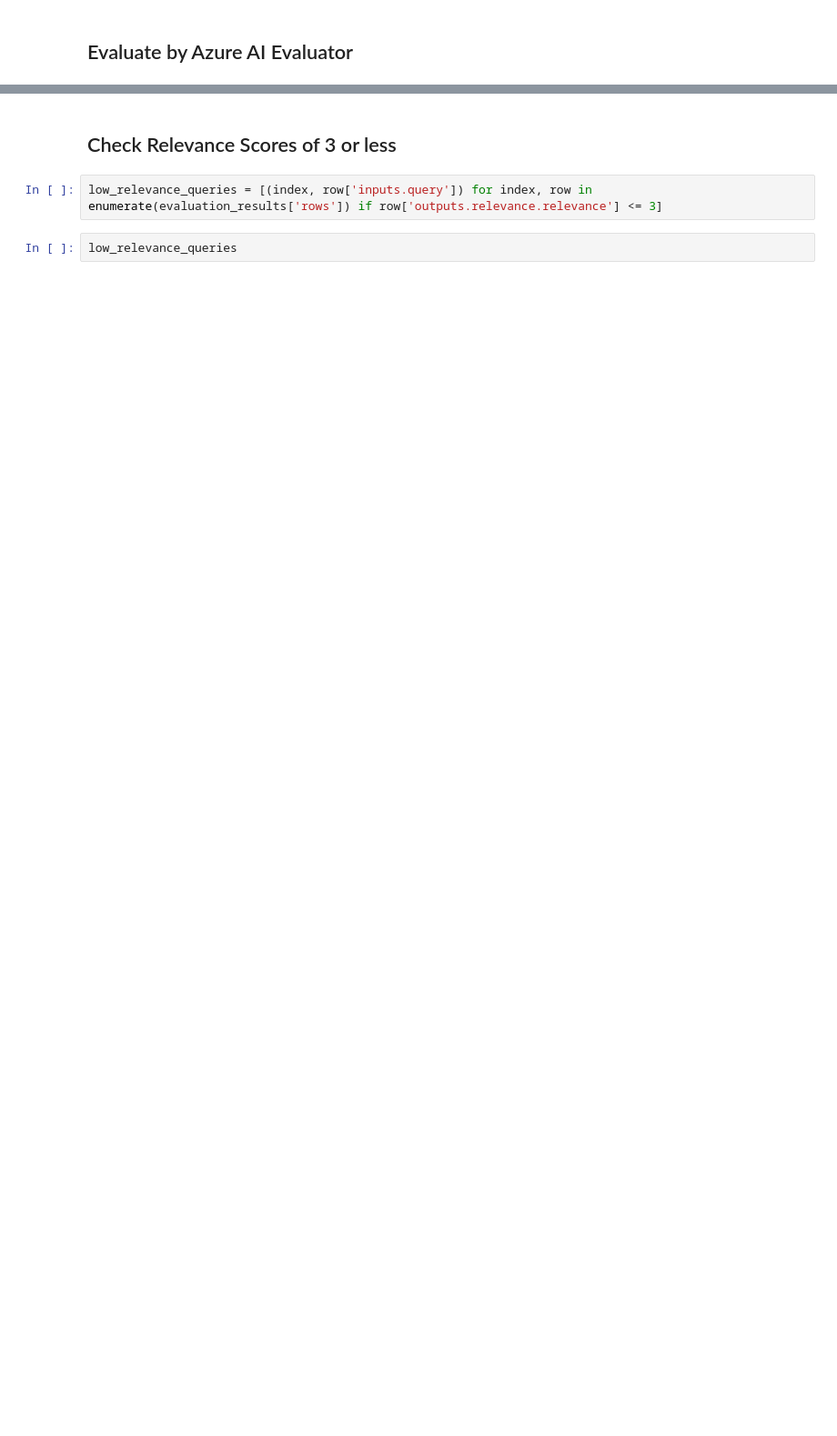
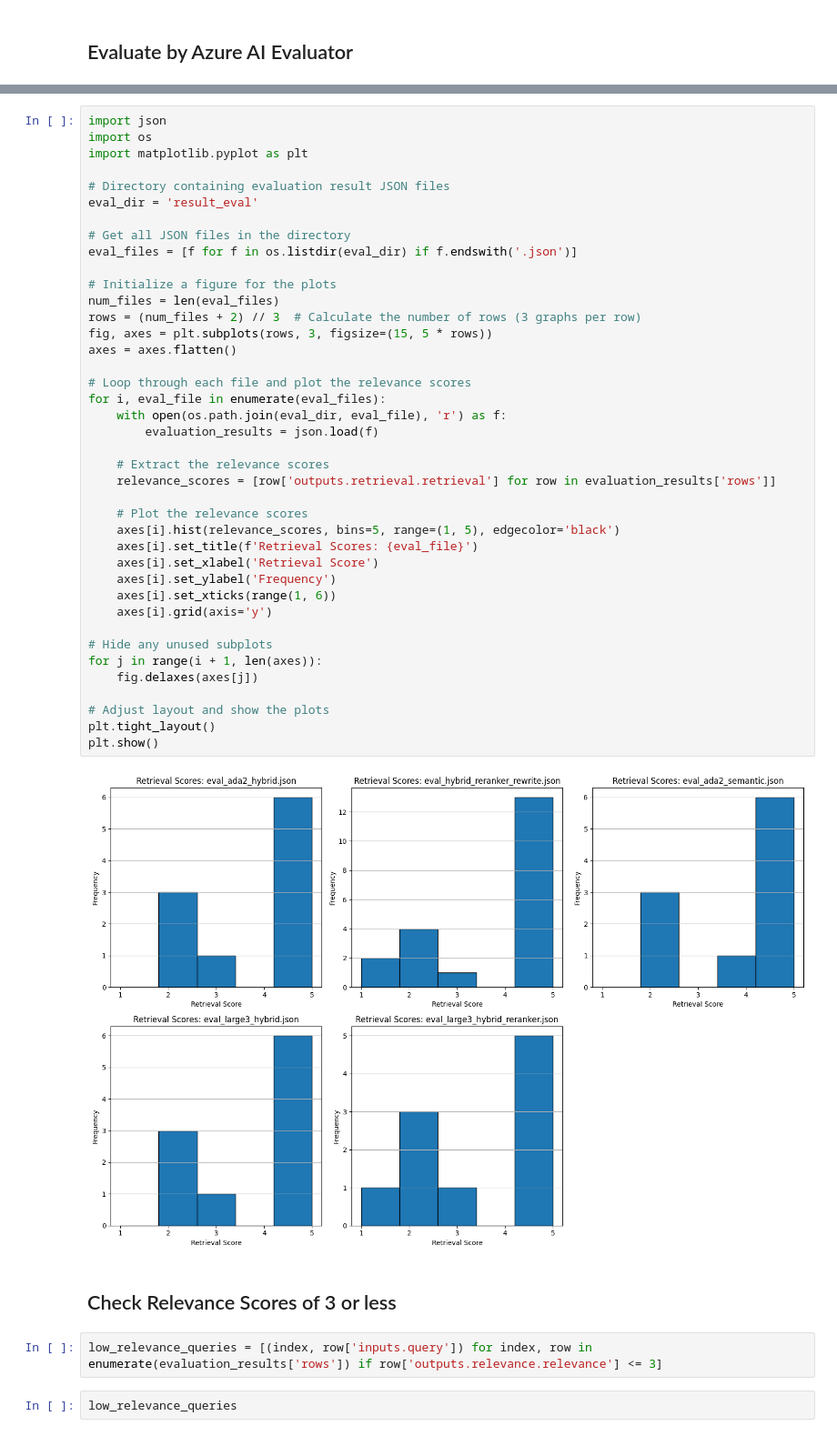
Before and after one commit to hyogrin/Azure_OpenAI_samples, a Jupyter notebook: AI Search with AOAI/3.2_AISearch-RAG-optimization-test.ipynb, the cells around one changed output, grey strips where cells are left out. Shown at 91% size. Saved outputs shown, nothing was run; the diff lists cells and outputs as text; blank space fills up the shorter version.

```diff
--- a/AI Search with AOAI/3.2_AISearch-RAG-optimization-test.ipynb
+++ b/AI Search with AOAI/3.2_AISearch-RAG-optimization-test.ipynb
@@ -429,3 +590,45 @@ plt.show()
+# %%
+import json
+import os
+import matplotlib.pyplot as plt
+
+# Directory containing evaluation result JSON files
+eval_dir = 'result_eval'
+
+# Get all JSON files in the directory
+eval_files = [f for f in os.listdir(eval_dir) if f.endswith('.json')]
+
+# Initialize a figure for the plots
+num_files = len(eval_files)
+rows = (num_files + 2) // 3  # Calculate the number of rows (3 graphs per row)
+fig, axes = plt.subplots(rows, 3, figsize=(15, 5 * rows))
+axes = axes.flatten()
+
+# Loop through each file and plot the relevance scores
+for i, eval_file in enumerate(eval_files):
+    with open(os.path.join(eval_dir, eval_file), 'r') as f:
+        evaluation_results = json.load(f)
+
+    # Extract the relevance scores
+    relevance_scores = [row['outputs.retrieval.retrieval'] for row in evaluation_results['rows']]
+
+    # Plot the relevance scores
+    axes[i].hist(relevance_scores, bins=5, range=(1, 5), edgecolor='black')
+    axes[i].set_title(f'Retrieval Scores: {eval_file}')
+    axes[i].set_xlabel('Retrieval Score')
+    axes[i].set_ylabel('Frequency')
+    axes[i].set_xticks(range(1, 6))
+    axes[i].grid(axis='y')
+
+# Hide any unused subplots
+for j in range(i + 1, len(axes)):
+    fig.delaxes(axes[j])
+
+# Adjust layout and show the plots
+plt.tight_layout()
+plt.show()
+# %% [output]
+[figure, added]
 # %% [markdown]
 ## Check Relevance Scores of 3 or less
 # %%
```
Also changed, not shown: parts of 13 cells of this notebook, 16 other files.
